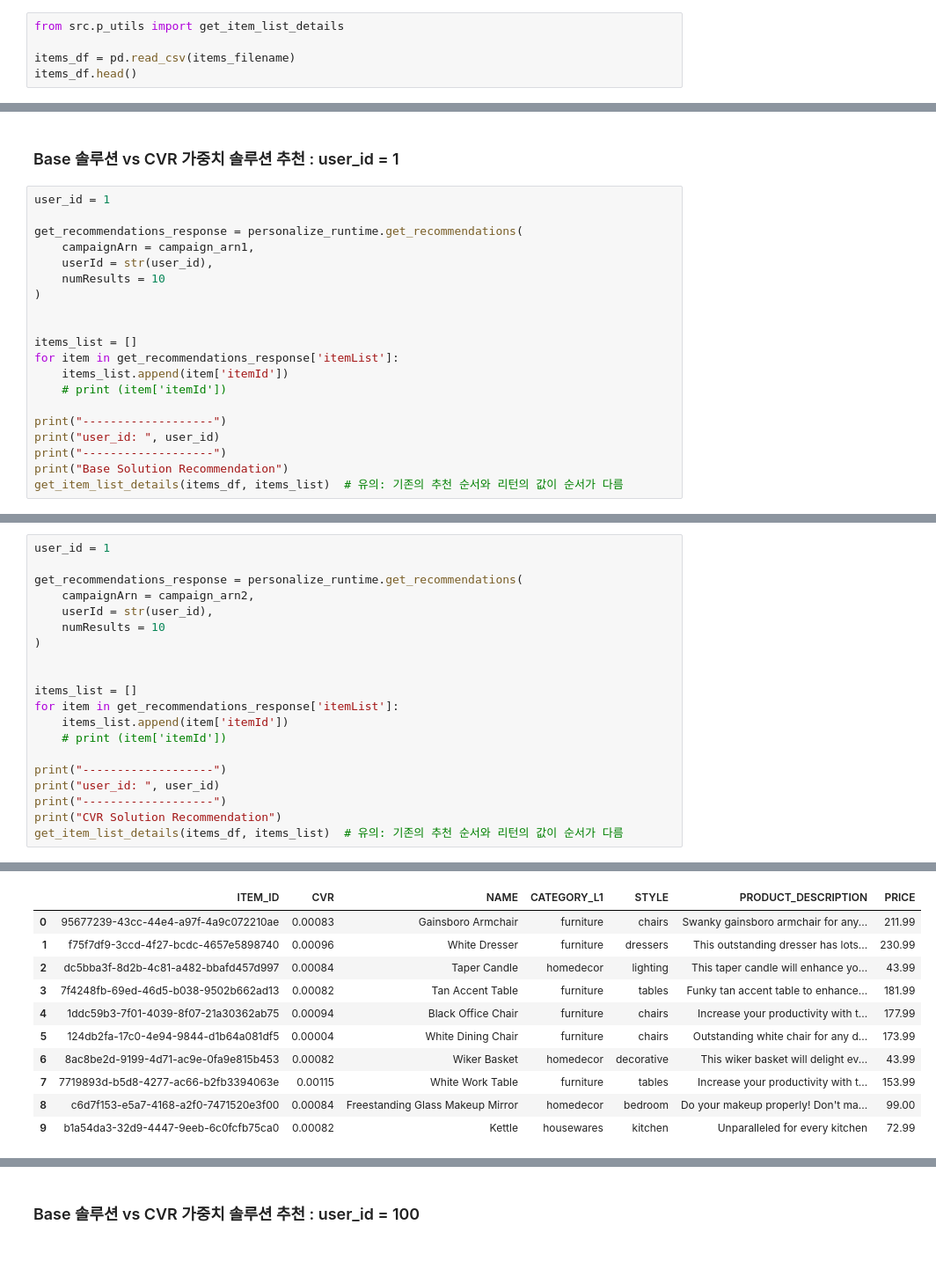
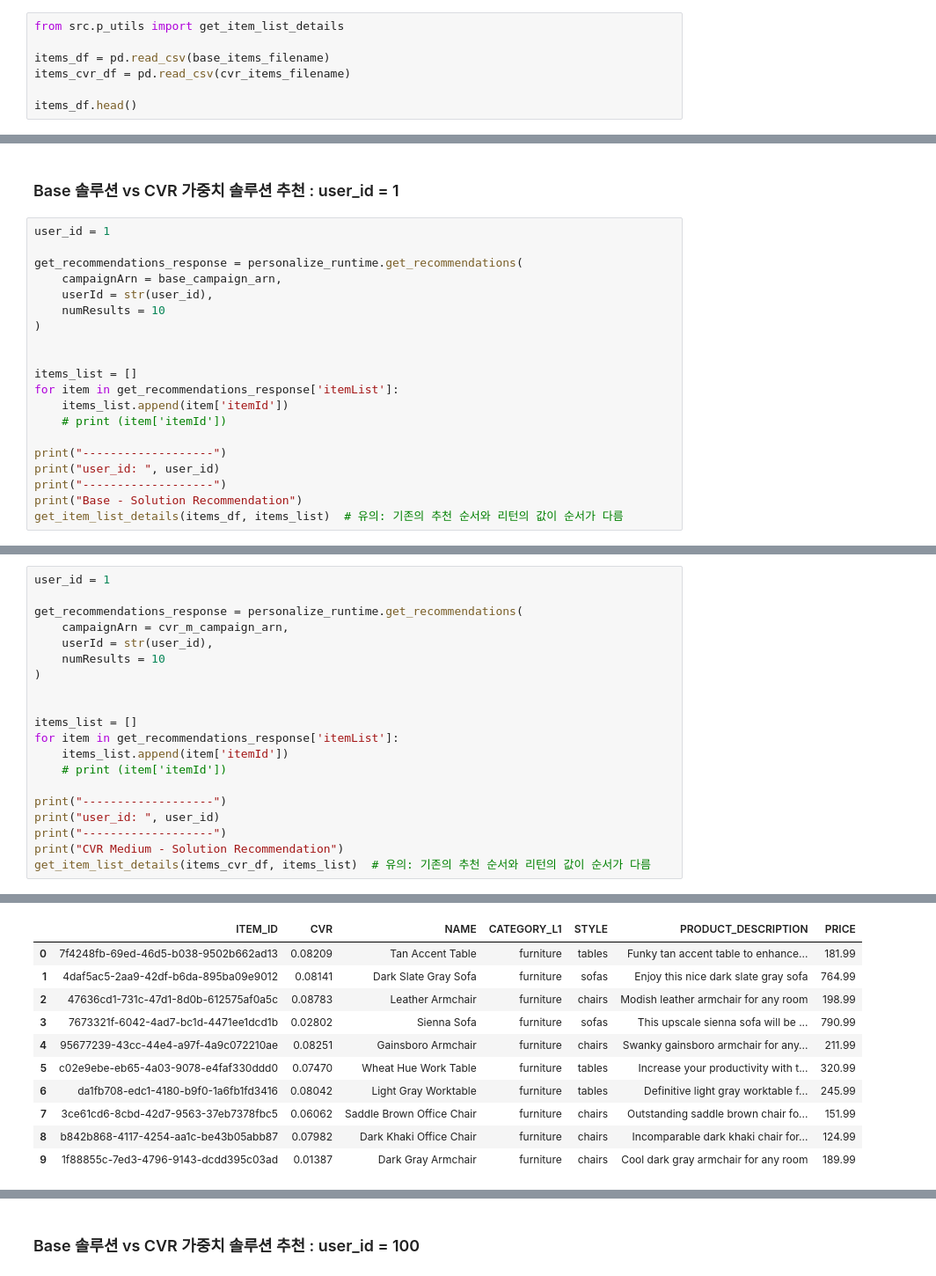
Before and after one commit to jesamkim/amazon-personalize-cvr, a Jupyter notebook: code/8.get_recommendations.ipynb, the cells around one changed output, grey strips where cells are left out. Shown at 88% size. Cells and saved outputs as stored; diff of their text form.

```diff
--- a/code/8.get_recommendations.ipynb
+++ b/code/8.get_recommendations.ipynb
@@ -29,6 +29,8 @@ personalize_runtime = boto3.client('personalize-runtime')
 # %%
 from src.p_utils import get_item_list_details
 
-items_df = pd.read_csv(items_filename)
+items_df = pd.read_csv(base_items_filename)
+items_cvr_df = pd.read_csv(cvr_items_filename)
+
 items_df.head()
 # %% [output]
@@ -48,7 +59,7 @@ items_df.head()
 user_id = 1
 
 get_recommendations_response = personalize_runtime.get_recommendations(
-    campaignArn = campaign_arn1,
+    campaignArn = base_campaign_arn,
     userId = str(user_id),
     numResults = 10
 )
@@ -62,7 +73,7 @@ for item in get_recommendations_response['itemList']:
 print("-------------------")
 print("user_id: ", user_id)
 print("-------------------")
-print("Base Solution Recommendation")
+print("Base - Solution Recommendation")
 get_item_list_details(items_df, items_list)  # 유의: 기존의 추천 순서와 리턴의 값이 순서가 다름
 # %% [output]
 -------------------
@@ -84,7 +95,7 @@ Base Solution Recommendation
 user_id = 1
 
 get_recommendations_response = personalize_runtime.get_recommendations(
-    campaignArn = campaign_arn2,
+    campaignArn = cvr_m_campaign_arn,
     userId = str(user_id),
     numResults = 10
 )
@@ -98,8 +109,8 @@ for item in get_recommendations_response['itemList']:
 print("-------------------")
 print("user_id: ", user_id)
 print("-------------------")
-print("CVR Solution Recommendation")
-get_item_list_details(items_df, items_list)  # 유의: 기존의 추천 순서와 리턴의 값이 순서가 다름
+print("CVR Medium - Solution Recommendation")
+get_item_list_details(items_cvr_df, items_list)  # 유의: 기존의 추천 순서와 리턴의 값이 순서가 다름
 # %% [output]
 -------------------
 user_id:  1
@@ -108,11 +119,11 @@ CVR Solution Recommendation
 |  | ITEM_ID | CVR | NAME | CATEGORY_L1 | STYLE | PRODUCT_DESCRIPTION | PRICE |
-| 0 | 95677239-43cc-44e4-a97f-4a9c072210ae | 0.00083 | Gainsboro Armchair | furniture | chairs | Swanky gainsboro armchair for any... | 211.99 |
-| 1 | f75f7df9-3ccd-4f27-bcdc-4657e5898740 | 0.00096 | White Dresser | furniture | dressers | This outstanding dresser has lots... | 230.99 |
-| 2 | dc5bba3f-8d2b-4c81-a482-bbafd457d997 | 0.00084 | Taper Candle | homedecor | lighting | This taper candle will enhance yo... | 43.99 |
-| 3 | 7f4248fb-69ed-46d5-b038-9502b662ad13 | 0.00082 | Tan Accent Table | furniture | tables | Funky tan accent table to enhance... | 181.99 |
-| 4 | 1ddc59b3-7f01-4039-8f07-21a30362ab75 | 0.00094 | Black Office Chair | furniture | chairs | Increase your productivity with t... | 177.99 |
-| 5 | 124db2fa-17c0-4e94-9844-d1b64a081df5 | 0.00004 | White Dining Chair | furniture | chairs | Outstanding white chair for any d... | 173.99 |
-| 6 | 8ac8be2d-9199-4d71-ac9e-0fa9e815b453 | 0.00082 | Wiker Basket | homedecor | decorative | This wiker basket will delight ev... | 43.99 |
-| 7 | 7719893d-b5d8-4277-ac66-b2fb3394063e | 0.00115 | White Work Table | furniture | tables | Increase your productivity with t... | 153.99 |
-| 8 | c6d7f153-e5a7-4168-a2f0-7471520e3f00 | 0.00084 | Freestanding Glass Makeup Mirror | homedecor | bedroom | Do your makeup properly! Don't ma... | 99.00 |
-| 9 | b1a54da3-32d9-4447-9eeb-6c0fcfb75ca0 | 0.00082 | Kettle | housewares | kitchen | Unparalleled for every kitchen | 72.99 |
+| 0 | 7f4248fb-69ed-46d5-b038-9502b662ad13 | 0.08209 | Tan Accent Table | furniture | tables | Funky tan accent table to enhance... | 181.99 |
+| 1 | 4daf5ac5-2aa9-42df-b6da-895ba09e9012 | 0.08141 | Dark Slate Gray Sofa | furniture | sofas | Enjoy this nice dark slate gray sofa | 764.99 |
+| 2 | 47636cd1-731c-47d1-8d0b-612575af0a5c | 0.08783 | Leather Armchair | furniture | chairs | Modish leather armchair for any room | 198.99 |
+| 3 | 7673321f-6042-4ad7-bc1d-4471ee1dcd1b | 0.02802 | Sienna Sofa | furniture | sofas | This upscale sienna sofa will be ... | 790.99 |
+| 4 | 95677239-43cc-44e4-a97f-4a9c072210ae | 0.08251 | Gainsboro Armchair | furniture | chairs | Swanky gainsboro armchair for any... | 211.99 |
+| 5 | c02e9ebe-eb65-4a03-9078-e4faf330ddd0 | 0.07470 | Wheat Hue Work Table | furniture | tables | Increase your productivity with t... | 320.99 |
+| 6 | da1fb708-edc1-4180-b9f0-1a6fb1fd3416 | 0.08042 | Light Gray Worktable | furniture | tables | Definitive light gray worktable f... | 245.99 |
+| 7 | 3ce61cd6-8cbd-42d7-9563-37eb7378fbc5 | 0.06062 | Saddle Brown Office Chair | furniture | chairs | Outstanding saddle brown chair fo... | 151.99 |
+| 8 | b842b868-4117-4254-aa1c-be43b05abb87 | 0.07982 | Dark Khaki Office Chair | furniture | chairs | Incomparable dark khaki chair for... | 124.99 |
+| 9 | 1f88855c-7ed3-4796-9143-dcdd395c03ad | 0.01387 | Dark Gray Armchair | furniture | chairs | Cool dark gray armchair for any room | 189.99 |
```
Also changed, not shown: parts of 10 cells of this notebook, 4 other files.
